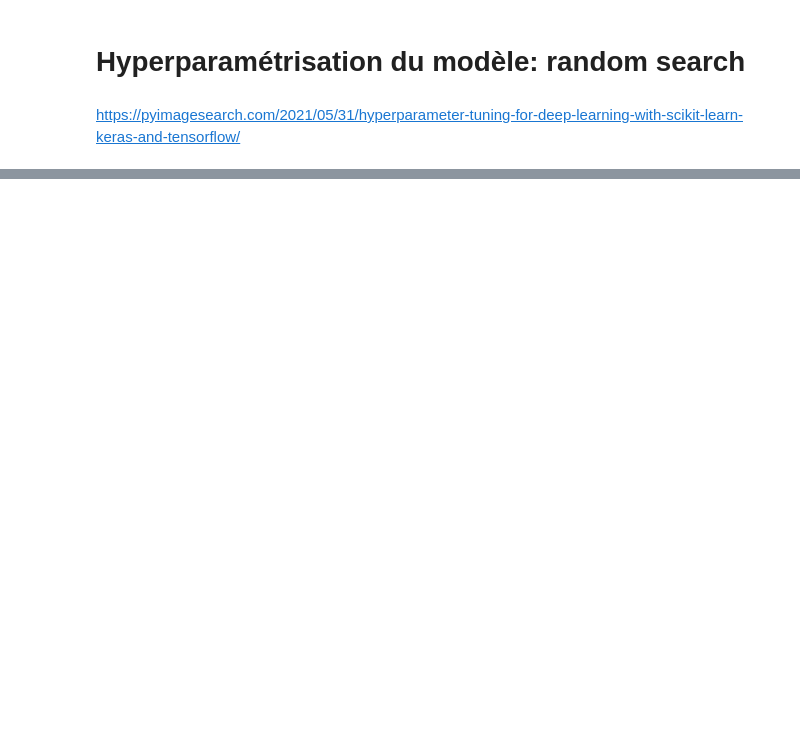
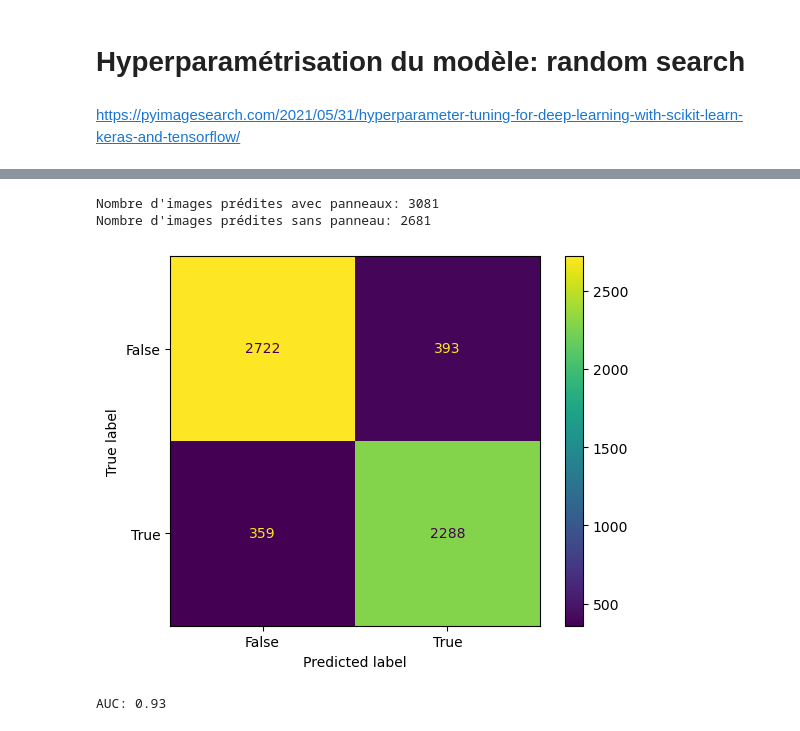
Before and after one commit to Basso42/DeepPVClassification, a Jupyter notebook: LeNET5 - Img Google.ipynb, the cells around one changed output, grey strips where cells are left out. Saved outputs shown, nothing was run; the diff lists cells and outputs as text; code cells hidden in the pictures; blank space fills up the shorter version.

```diff
--- a/LeNET5 - Img Google.ipynb
+++ b/LeNET5 - Img Google.ipynb
@@ -319,8 +321,8 @@ array([0.42866905, 0.51683542, 0.43447156, 0.478973  , 0.49122492,
 # %%
-best_model=buildModel(learnRate=0.0001, dropout=0.2)
+best_model=buildModel(learnRate=0.01, dropout=0.7)
 
 best_model.fit(x=X_train_permute.numpy(), y=Y_train.numpy(),
 	validation_data=(X_test_permute.numpy(), Y_test.numpy()),
-	batch_size=16,
-	epochs=30)
+	batch_size=64,
+	epochs=50)
 # %% [output]
@@ -361,0 +360,3 @@ Y_pred = best_model.predict(X_test_permute.numpy())
+# %%
+best_predict = best_model.predict(X_test_permute.numpy())
+best_y_pred = (np.squeeze(best_predict) > 0.5).astype("int32")
@@ -361,0 +365,23 @@ Y_pred = best_model.predict(X_test_permute.numpy())
+# %%
+uni, compteur = np.unique(best_y_pred, return_counts=True)
+res_best=dict(zip(uni, compteur))
+print("Nombre d'images prédites avec panneaux: {}".format(res_best[1]))
+print("Nombre d'images prédites sans panneau: {}".format(res_best[0]))
+# %% [output]
+Nombre d'images prédites avec panneaux: 3081
+Nombre d'images prédites sans panneau: 2681
+# %%
+r = confusion_matrix(Y_test, best_y_pred)
+r = np.flip(r)
+
+cm_display = ConfusionMatrixDisplay(confusion_matrix = r, display_labels = [False, True])
+cm_display.plot()
+plt.show()
+# %% [output]
+[figure, added]
+# %%
+FPR, TPR, thresholds_keras = roc_curve(Y_test.numpy(), best_predict)
+AUC = auc(FPR, TPR)
+print("AUC: {}".format(round(AUC, 2)))
+# %% [output]
+AUC: 0.93
```
Also changed, not shown: parts of 17 cells of this notebook.
